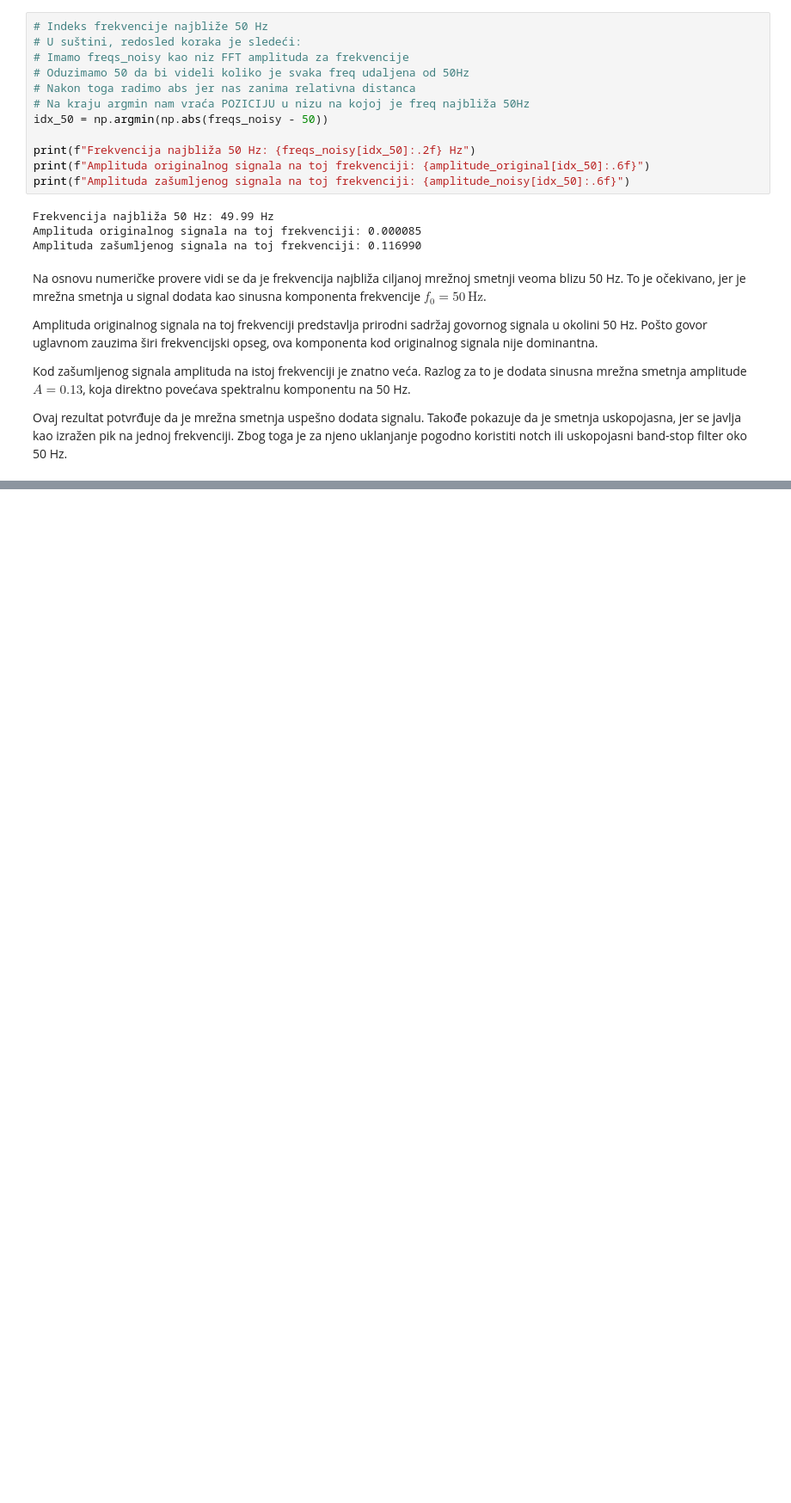
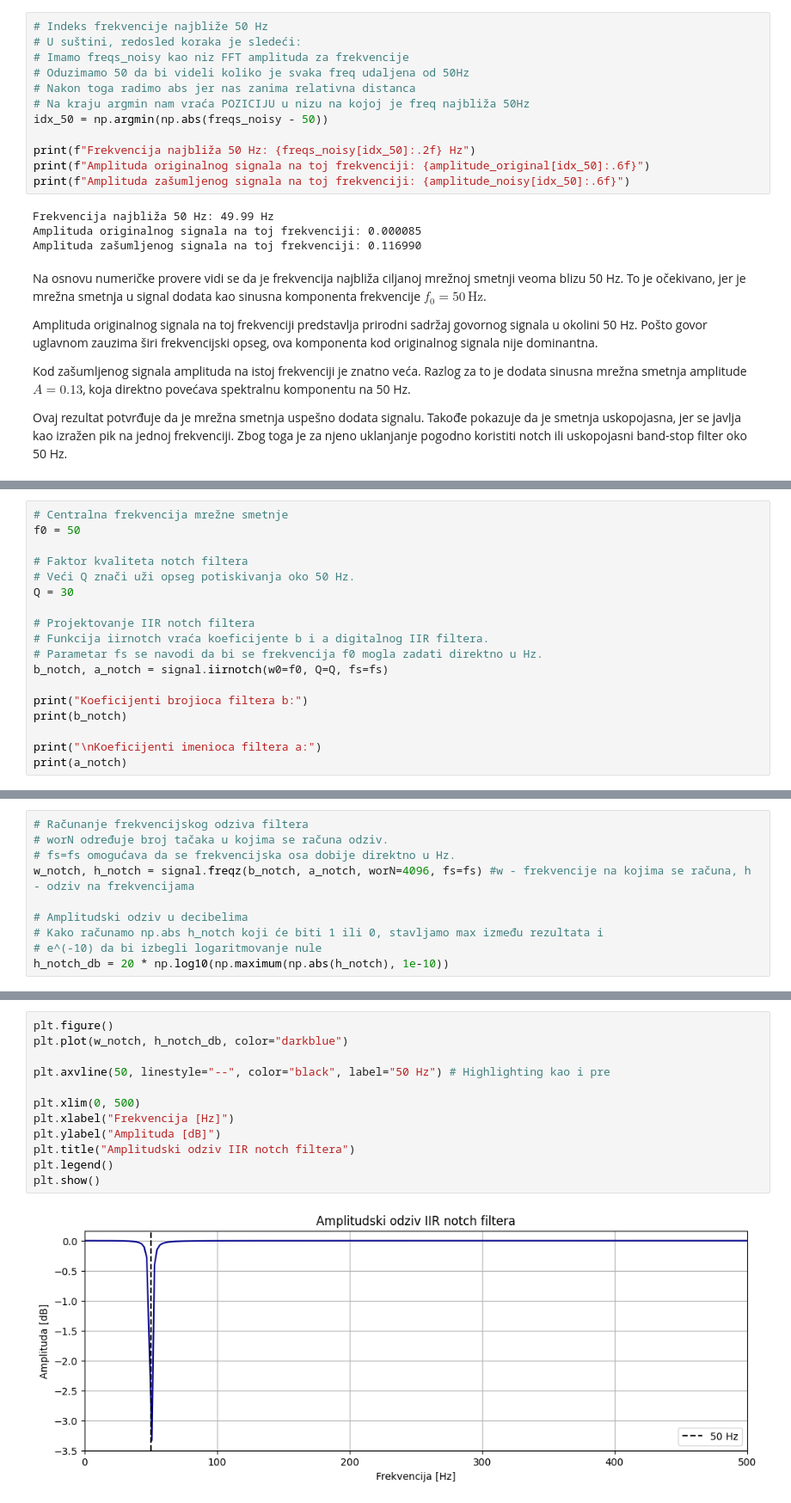
Before and after one commit to KomFi31/Fakultet, a Jupyter notebook: DSP/Obrada audio signala.ipynb, the cells around one changed output, grey strips where cells are left out. Shown at 86% size. Drawn from its saved outputs; the diff is of its cells as text; blank space fills up the shorter version.

```diff
--- a/DSP/Obrada audio signala.ipynb
+++ b/DSP/Obrada audio signala.ipynb
@@ -359,0 +374,18 @@ Ovaj rezultat potvrđuje da je mrežna smetnja uspešno dodata signalu. Takođe
+# %%
+# Centralna frekvencija mrežne smetnje
+f0 = 50
+
+# Faktor kvaliteta notch filtera
+# Veći Q znači uži opseg potiskivanja oko 50 Hz.
+Q = 30
+
+# Projektovanje IIR notch filtera
+# Funkcija iirnotch vraća koeficijente b i a digitalnog IIR filtera.
+# Parametar fs se navodi da bi se frekvencija f0 mogla zadati direktno u Hz.
+b_notch, a_notch = signal.iirnotch(w0=f0, Q=Q, fs=fs)
+
+print("Koeficijenti brojioca filtera b:")
+print(b_notch)
+
+print("\nKoeficijenti imenioca filtera a:")
+print(a_notch)
@@ -359,0 +406,10 @@ Ovaj rezultat potvrđuje da je mrežna smetnja uspešno dodata signalu. Takođe
+# %%
+# Računanje frekvencijskog odziva filtera
+# worN određuje broj tačaka u kojima se računa odziv.
+# fs=fs omogućava da se frekvencijska osa dobije direktno u Hz.
+w_notch, h_notch = signal.freqz(b_notch, a_notch, worN=4096, fs=fs) #w - frekvencije na kojima se računa, h - odziv na frekvencijama
+
+# Amplitudski odziv u decibelima
+# Kako računamo np.abs h_notch koji će biti 1 ili 0, stavljamo max između rezultata i
+# e^(-10) da bi izbegli logaritmovanje nule
+h_notch_db = 20 * np.log10(np.maximum(np.abs(h_notch), 1e-10))
@@ -359,0 +422,14 @@ Ovaj rezultat potvrđuje da je mrežna smetnja uspešno dodata signalu. Takođe
+# %%
+plt.figure()
+plt.plot(w_notch, h_notch_db, color="darkblue")
+
+plt.axvline(50, linestyle="--", color="black", label="50 Hz") # Highlighting kao i pre
+
+plt.xlim(0, 500)
+plt.xlabel("Frekvencija [Hz]")
+plt.ylabel("Amplituda [dB]")
+plt.title("Amplitudski odziv IIR notch filtera")
+plt.legend()
+plt.show()
+# %% [output]
+[figure, added]
```
Also changed, not shown: parts of 12 cells of this notebook.
